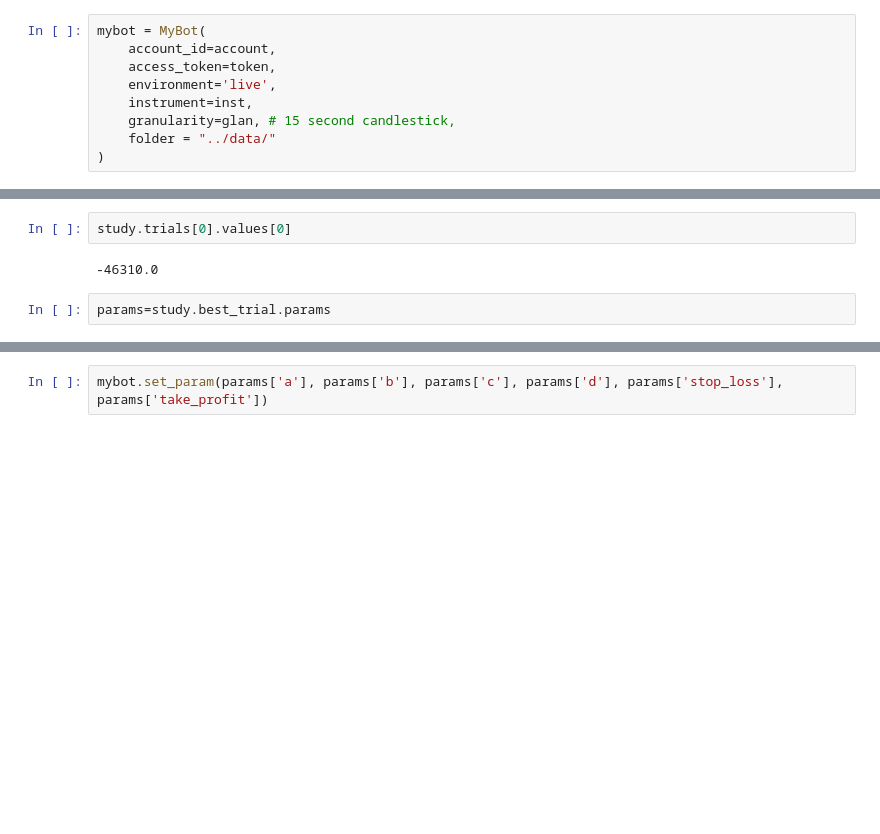
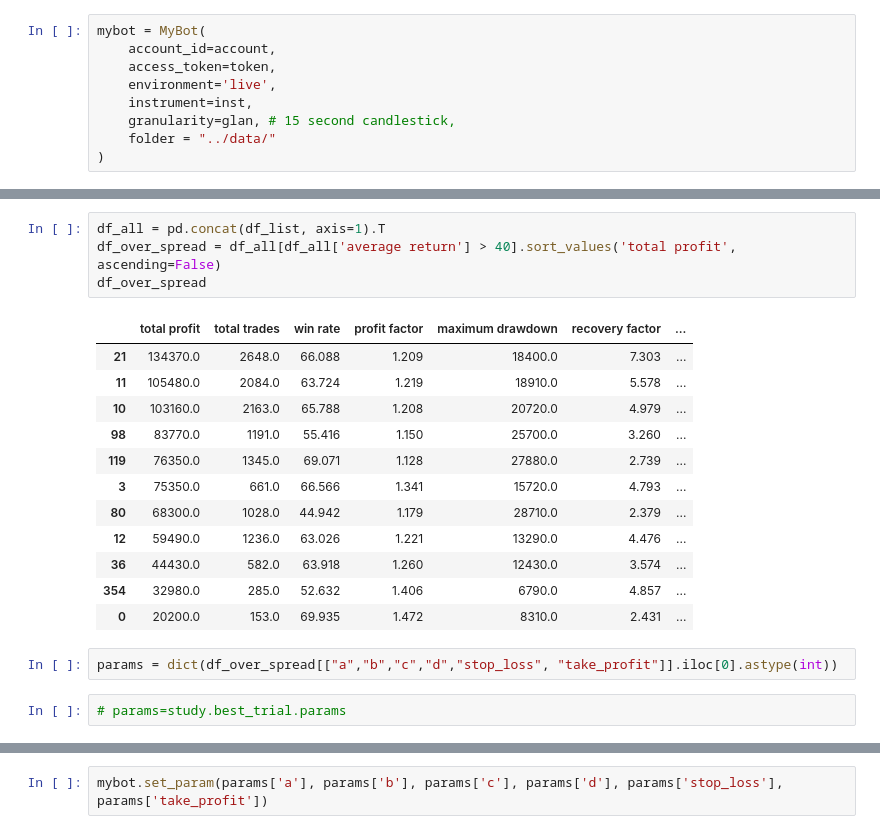
Before and after one commit to Rio114/practice, a Jupyter notebook: trade/fx/notebooks/oanda_optuna.ipynb, the cells around one changed output, grey strips where cells are left out. Drawn from its saved outputs; the diff is of its cells as text; blank space fills up the shorter version.

```diff
--- a/trade/fx/notebooks/oanda_optuna.ipynb
+++ b/trade/fx/notebooks/oanda_optuna.ipynb
@@ -96,9 +109,24 @@ ParserError: Error tokenizing data. C error: Calling read(nbytes) on source fail
-# %%
-study.trials[0].values[0]
-# %% [output]
--46310.0
+# %%
+df_all = pd.concat(df_list, axis=1).T
+df_over_spread = df_all[df_all['average return'] > 40].sort_values('total profit', ascending=False)
+df_over_spread
+# %% [output]
+|  | total profit | total trades | win rate | profit factor | maximum drawdown | recovery factor | ... |
+| 21 | 134370.0 | 2648.0 | 66.088 | 1.209 | 18400.0 | 7.303 | ... |
+| 11 | 105480.0 | 2084.0 | 63.724 | 1.219 | 18910.0 | 5.578 | ... |
+| 10 | 103160.0 | 2163.0 | 65.788 | 1.208 | 20720.0 | 4.979 | ... |
+| 98 | 83770.0 | 1191.0 | 55.416 | 1.150 | 25700.0 | 3.260 | ... |
+| 119 | 76350.0 | 1345.0 | 69.071 | 1.128 | 27880.0 | 2.739 | ... |
+| 3 | 75350.0 | 661.0 | 66.566 | 1.341 | 15720.0 | 4.793 | ... |
+| 80 | 68300.0 | 1028.0 | 44.942 | 1.179 | 28710.0 | 2.379 | ... |
+| 12 | 59490.0 | 1236.0 | 63.026 | 1.221 | 13290.0 | 4.476 | ... |
+| 36 | 44430.0 | 582.0 | 63.918 | 1.260 | 12430.0 | 3.574 | ... |
+| 354 | 32980.0 | 285.0 | 52.632 | 1.406 | 6790.0 | 4.857 | ... |
+| 0 | 20200.0 | 153.0 | 69.935 | 1.472 | 8310.0 | 2.431 | ... |
+# %%
+params = dict(df_over_spread[["a","b","c","d","stop_loss", "take_profit"]].iloc[0].astype(int))
 # %%
-params=study.best_trial.params
+# params=study.best_trial.params
 # %%
 params
 # %% [output]
```
Also changed, not shown: parts of 6 cells of this notebook, 1 other file.
